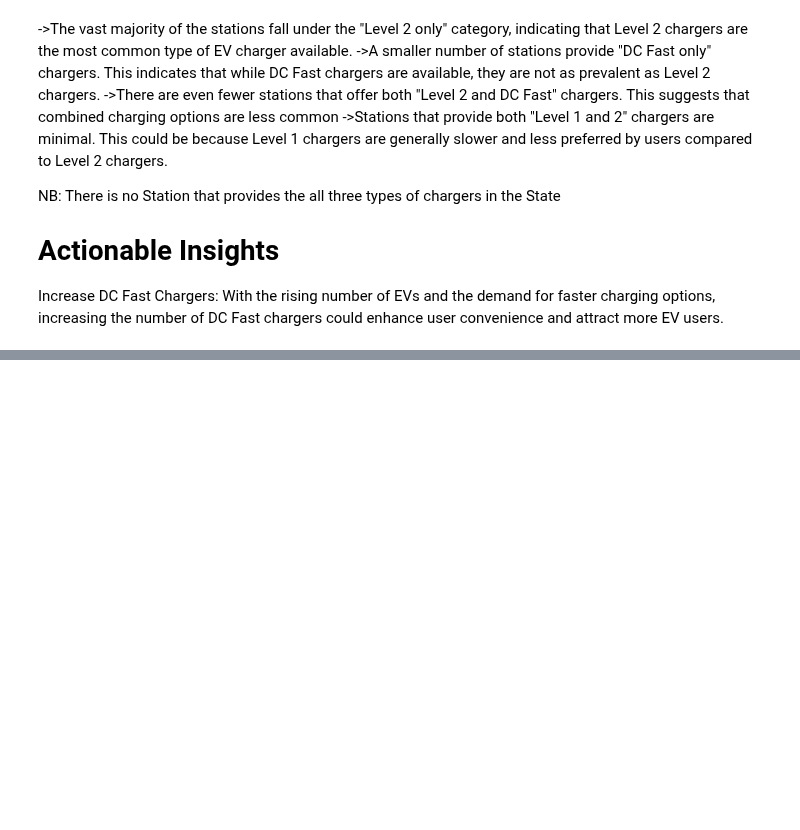
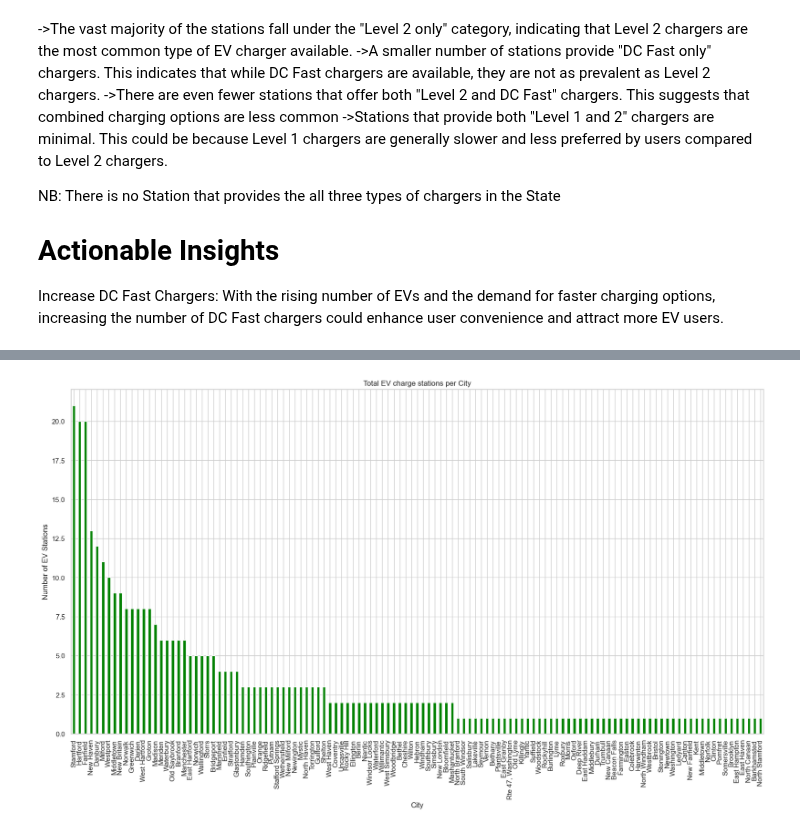
Before and after one commit to Hillal-cell/EV_Station, a Jupyter notebook: final_project.ipynb, the cells around one changed output, grey strips where cells are left out. Saved outputs shown, nothing was run; the diff lists cells and outputs as text; code cells hidden in the pictures; blank space fills up the shorter version.

```diff
--- a/final_project.ipynb
+++ b/final_project.ipynb
@@ -624,0 +643,9 @@ Increase DC Fast Chargers: With the rising number of EVs and the demand for fast
+# %%
+# getting the total number of EV charging stations per city
+df['City'].value_counts().plot(kind='bar',color="green", figsize=(20,10))
+plt.xlabel('City')
+plt.ylabel('Number of EV Stations')
+plt.title('Total EV charge stations per City')
+plt.show()
+# %% [output]
+[figure, added]
```
Also changed, not shown: parts of 21 cells of this notebook, 3 other files.
